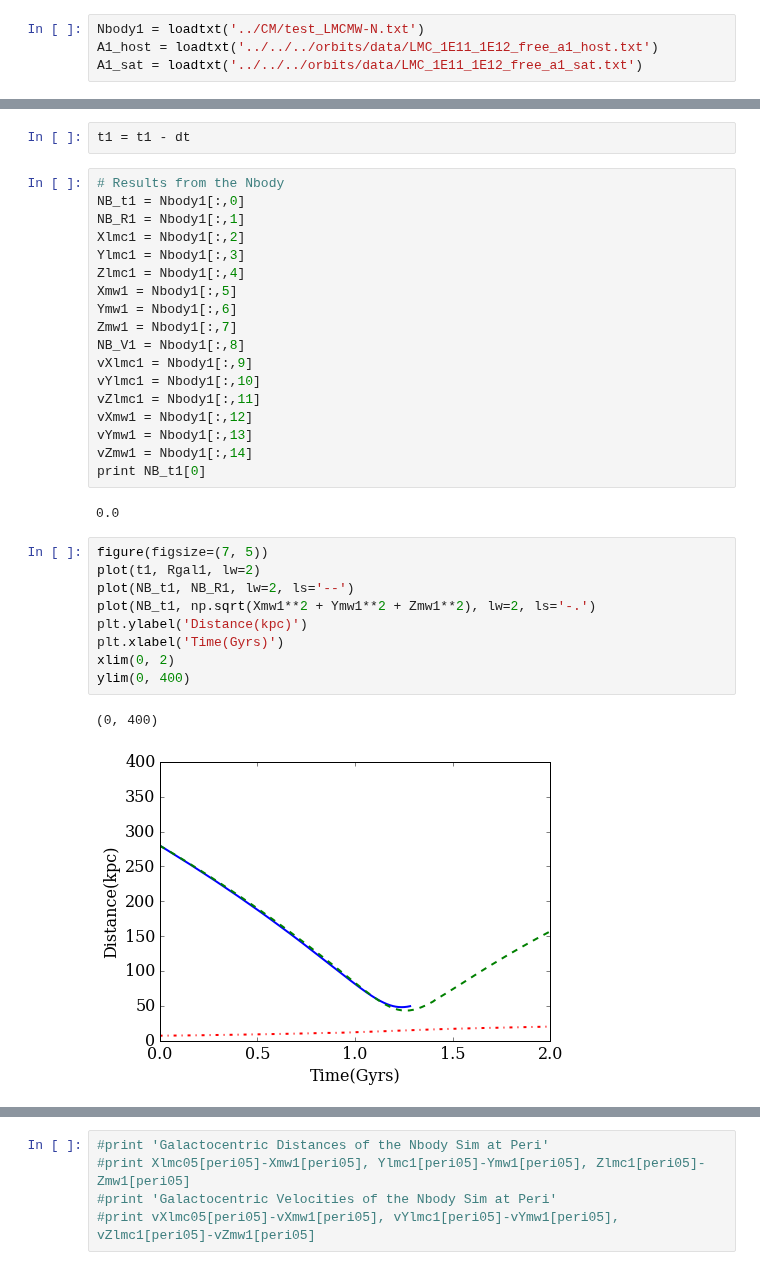
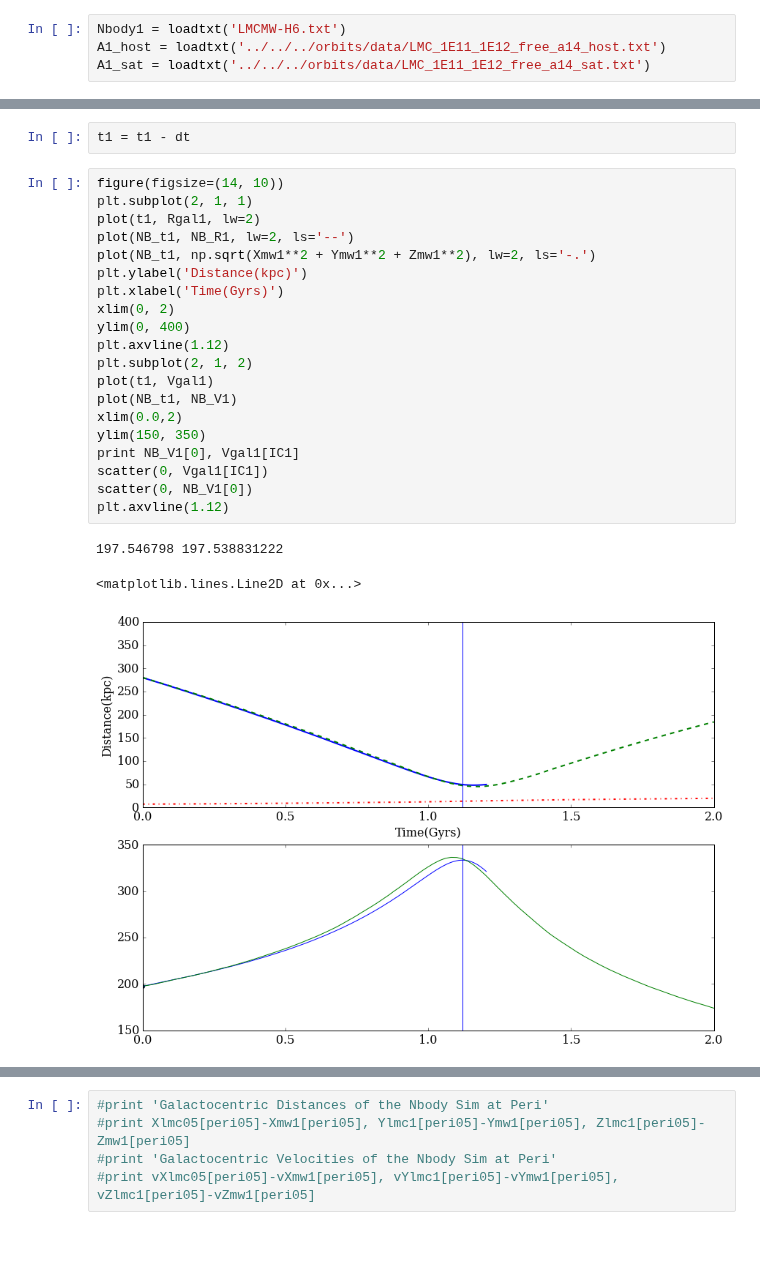
Before and after one commit to jngaravitoc/LMC-MW, a Jupyter notebook: code/LMC_orbit/LMC_orbits.ipynb, the cells around one changed output, grey strips where cells are left out. Saved outputs shown, nothing was run; the diff lists cells and outputs as text; blank space fills up the shorter version.

```diff
--- a/code/LMC_orbit/LMC_orbits.ipynb
+++ b/code/LMC_orbit/LMC_orbits.ipynb
@@ -10,4 +7,4 @@ Populating the interactive namespace from numpy and matplotlib
 # %%
-Nbody1 = loadtxt('../CM/test_LMCMW-N.txt')
-A1_host = loadtxt('../../../orbits/data/LMC_1E11_1E12_free_a1_host.txt')
-A1_sat = loadtxt('../../../orbits/data/LMC_1E11_1E12_free_a1_sat.txt')
+Nbody1 = loadtxt('LMCMW-H6.txt')
+A1_host = loadtxt('../../../orbits/data/LMC_1E11_1E12_free_a14_host.txt')
+A1_sat = loadtxt('../../../orbits/data/LMC_1E11_1E12_free_a14_sat.txt')
@@ -76,34 +100,26 @@ print vz1[IC1] + (vz1[IC1] - (vZlmc1[0]-vZmw1[0]))
 # %%
 t1 = t1 - dt
-# %%
-# Results from the Nbody
-NB_t1 = Nbody1[:,0]
-NB_R1 = Nbody1[:,1]
-Xlmc1 = Nbody1[:,2]
-Ylmc1 = Nbody1[:,3]
-Zlmc1 = Nbody1[:,4]
-Xmw1 = Nbody1[:,5]
-Ymw1 = Nbody1[:,6]
-Zmw1 = Nbody1[:,7]
-NB_V1 = Nbody1[:,8]
-vXlmc1 = Nbody1[:,9]
-vYlmc1 = Nbody1[:,10]
-vZlmc1 = Nbody1[:,11]
-vXmw1 = Nbody1[:,12]
-vYmw1 = Nbody1[:,13]
-vZmw1 = Nbody1[:,14]
-print NB_t1[0]
-# %% [output]
-0.0
 # %%
-figure(figsize=(7, 5))
+figure(figsize=(14, 10))
+plt.subplot(2, 1, 1)
 plot(t1, Rgal1, lw=2)
 plot(NB_t1, NB_R1, lw=2, ls='--')
 plot(NB_t1, np.sqrt(Xmw1**2 + Ymw1**2 + Zmw1**2), lw=2, ls='-.')
 plt.ylabel('Distance(kpc)')
 plt.xlabel('Time(Gyrs)')
 xlim(0, 2)
 ylim(0, 400)
+plt.axvline(1.12)
+plt.subplot(2, 1, 2)
+plot(t1, Vgal1)
+plot(NB_t1, NB_V1)
+xlim(0.0,2)
+ylim(150, 350)
+print NB_V1[0], Vgal1[IC1]
+scatter(0, Vgal1[IC1])
+scatter(0, NB_V1[0])
+plt.axvline(1.12)
 # %% [output]
-(0, 400)
+197.546798 197.538831222
+<matplotlib.lines.Line2D at 0x...>
-[figure, old version]
+[figure, new version]
```
Also changed, not shown: parts of 11 cells of this notebook, 1 other file.
